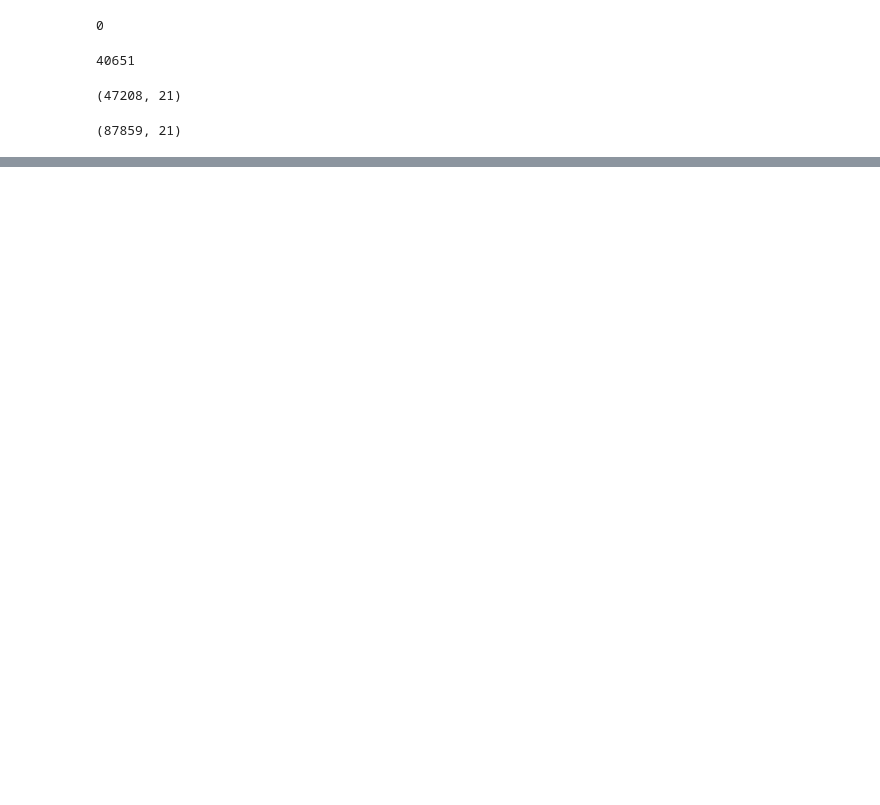
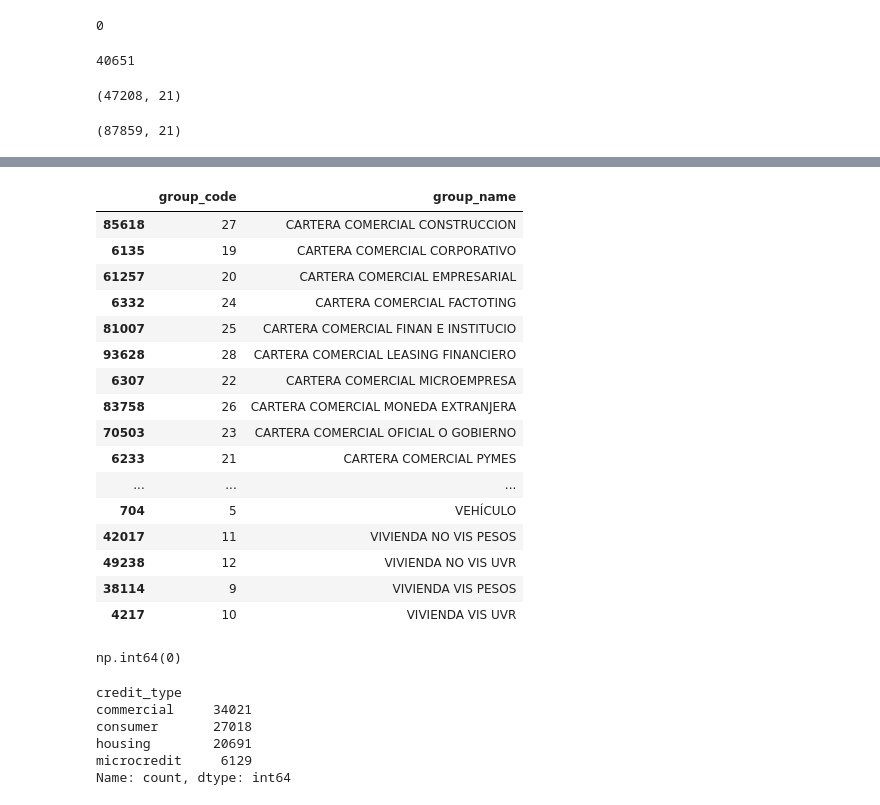
Before and after one commit to Richard-Aguirre/credit-risk-berka, a Jupyter notebook: notebooks/05_colombia_cleaning.ipynb, the cells around one changed output, grey strips where cells are left out. Drawn from its saved outputs; the diff is of its cells as text; code cells hidden in the pictures; blank space fills up the shorter version.

Commit message:
Add credit type to Colombia cleaning notebook

```diff
--- a/notebooks/05_colombia_cleaning.ipynb
+++ b/notebooks/05_colombia_cleaning.ipynb
@@ -233,0 +246,20 @@ df_clean.shape
+# %%
+df_clean[["group_code", "group_name"]].drop_duplicates().sort_values("group_name")
+# %% [output]
+|  | group_code | group_name |
+| 85618 | 27 | CARTERA COMERCIAL CONSTRUCCION |
+| 6135 | 19 | CARTERA COMERCIAL CORPORATIVO |
+| 61257 | 20 | CARTERA COMERCIAL EMPRESARIAL |
+| 6332 | 24 | CARTERA COMERCIAL FACTOTING |
+| 81007 | 25 | CARTERA COMERCIAL FINAN E INSTITUCIO |
+| 93628 | 28 | CARTERA COMERCIAL LEASING FINANCIERO |
+| 6307 | 22 | CARTERA COMERCIAL MICROEMPRESA |
+| 83758 | 26 | CARTERA COMERCIAL MONEDA EXTRANJERA |
+| 70503 | 23 | CARTERA COMERCIAL OFICIAL O GOBIERNO |
+| 6233 | 21 | CARTERA COMERCIAL PYMES |
+| ... | ... | ... |
+| 704 | 5 | VEHÍCULO |
+| 42017 | 11 | VIVIENDA NO VIS PESOS |
+| 49238 | 12 | VIVIENDA NO VIS UVR |
+| 38114 | 9 | VIVIENDA VIS PESOS |
+| 4217 | 10 | VIVIENDA VIS UVR |
@@ -233,0 +303,13 @@ df_clean.shape
+# %%
+df_clean["credit_type"].isna().sum()
+# %% [output]
+np.int64(0)
+# %%
+df_clean["credit_type"].value_counts()
+# %% [output]
+credit_type
+commercial     34021
+consumer       27018
+housing        20691
+microcredit     6129
+Name: count, dtype: int64
```
Also changed, not shown: parts of 5 cells of this notebook.
